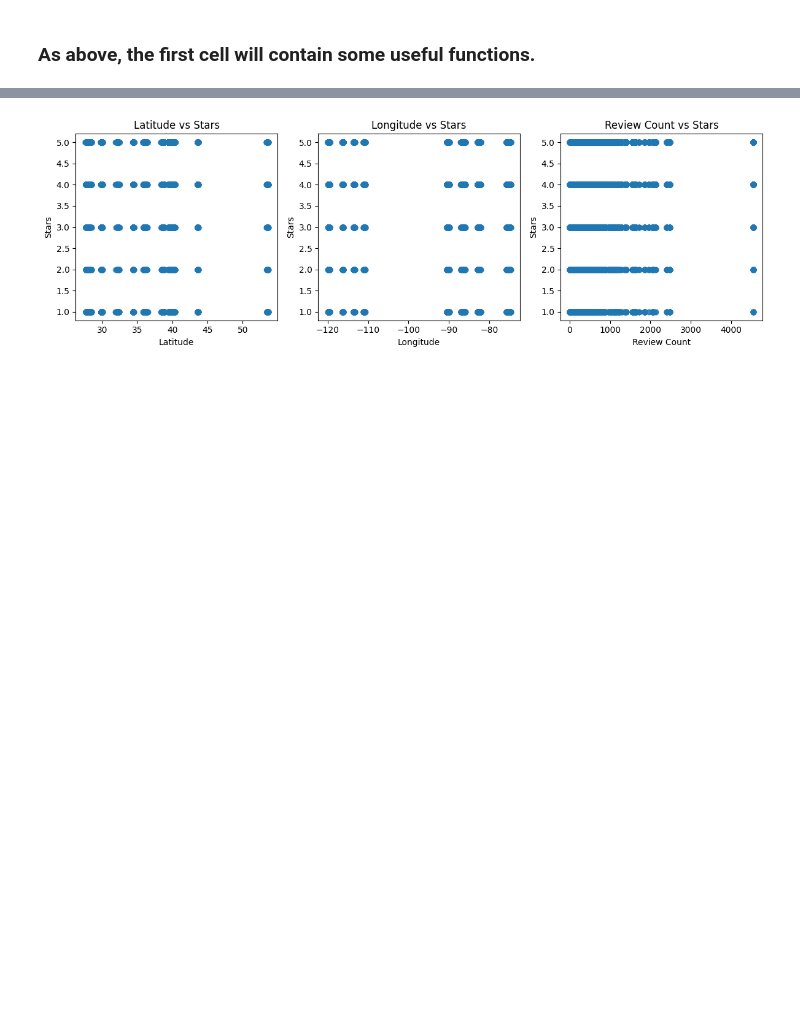
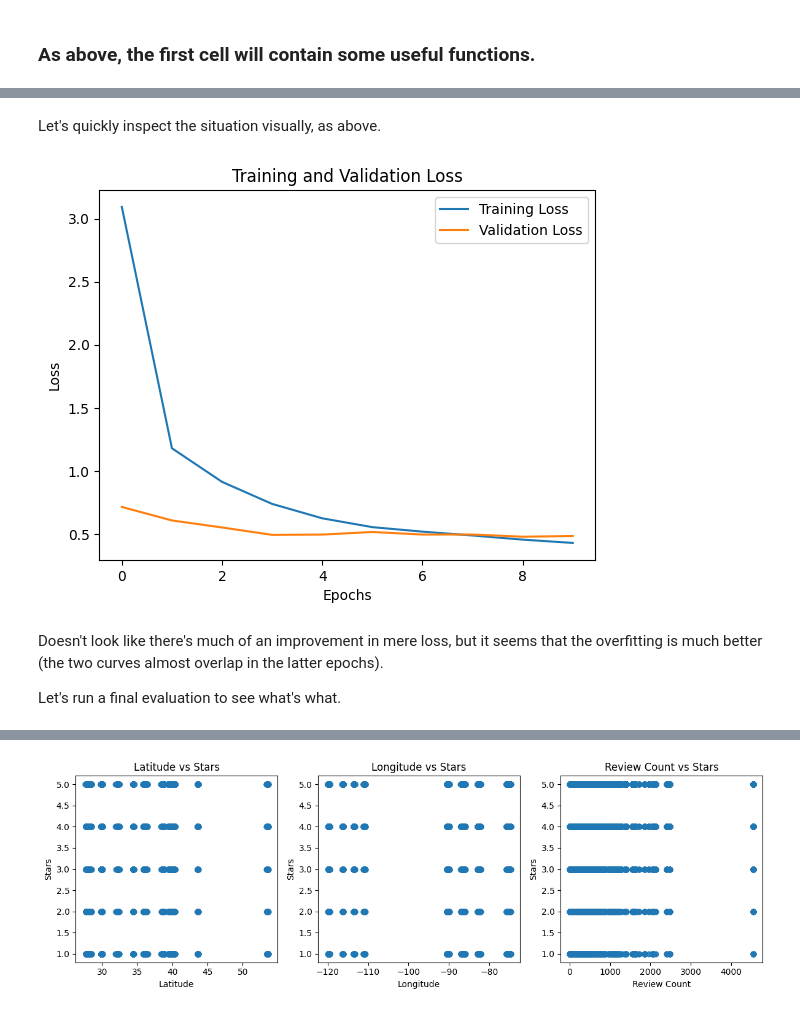
Before and after one commit to de-lachende-cavalier/amd-project, a Jupyter notebook: dl_notebook.ipynb, the cells around one changed output, grey strips where cells are left out. Drawn from its saved outputs; the diff is of its cells as text; code cells hidden in the pictures; blank space fills up the shorter version.

```diff
--- a/dl_notebook.ipynb
+++ b/dl_notebook.ipynb
@@ -482,10 +574,10 @@ The 2-gram model is a bit better at evaluation time. Hurray!
 # %%
 # we have the very convenient TextVectorizatoin layer for preprocessing!
-text_vectorization = layers.TextVectorization(
+text_vectorization_tfidf = layers.TextVectorization(
     ngrams=2,
     max_tokens=vocabulary_size,
     output_mode='tf_idf', # once again, it's that simple
-    standardize="lower_and_strip_punctuation",
-    split="whitespace",
+    standardize='lower_and_strip_punctuation',
+    split='whitespace',
 )
 # %%
@@ -493,2 +605,5 @@ text_vectorization.adapt(train_dataset.map(lambda review, label: review)) # buil
+# %%
+train_dataset_prep_tfidf, val_dataset_prep_tfidf, test_dataset_prep_tfidf = prepare_for_model(
+    train_dataset, val_dataset, test_dataset, len(X_train), text_vectorization_tfidf)
 # %%
-model_tfidf = create_model(vocabulary_size)
+model_tfidf = create_bow_model(vocabulary_size)
@@ -548,0 +630,12 @@ It seems that TF-IDF doesn't change much.
+# %%
+callbacks = [
+    keras.callbacks.ModelCheckpoint("model_bow_2gram_tfidf", save_best_only=True)
+]
+
+history_tfidf = model_tfidf.fit(
+    # one could .cache() this data to speed up training, but I didn't do it to take up less RAM
+    train_dataset_prep_tfidf,
+    validation_data=val_dataset_prep_tfidf,
+    epochs=n_epochs,
+    callbacks=callbacks,
+    )
@@ -548,0 +658,10 @@ It seems that TF-IDF doesn't change much.
+# %% [markdown]
+Let's quickly inspect the situation visually, as above.
+# %%
+plot_training_curves(history_tfidf)
+# %% [output]
+[figure, added]
+# %% [markdown]
+Doesn't look like there's much of an improvement in mere loss, but it seems that the overfitting is much better (the two curves almost overlap in the latter epochs).
+
+Let's run a final evaluation to see what's what.
```
Also changed, not shown: parts of 64 cells of this notebook, 1 other file.
